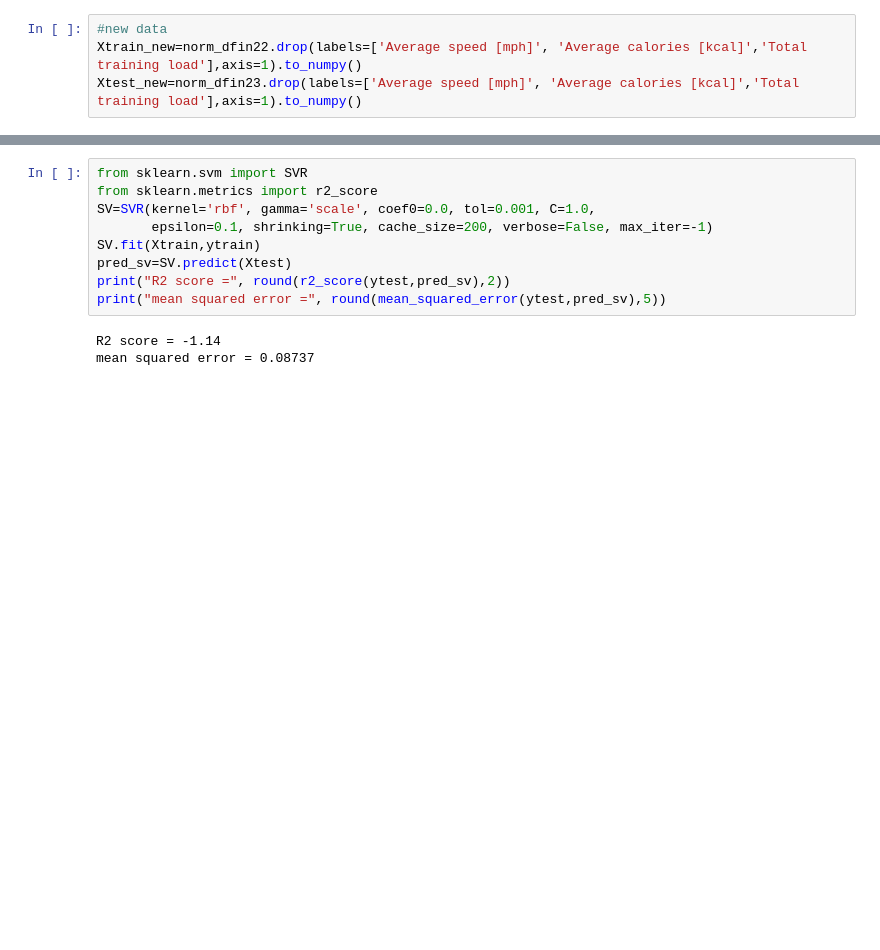
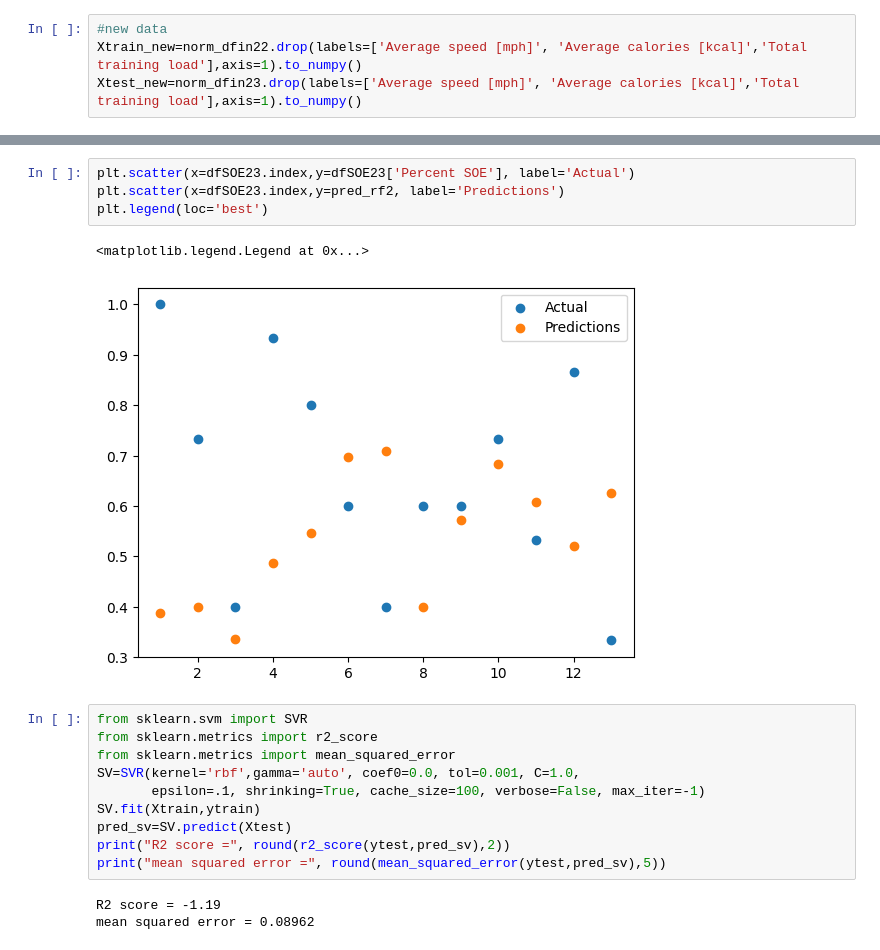
Before and after one commit to dboyko44/ML-Final-Project, a Jupyter notebook: ML_Final_Project_team.ipynb, the cells around one changed output, grey strips where cells are left out. Saved outputs shown, nothing was run; the diff lists cells and outputs as text; blank space fills up the shorter version.

```diff
--- a/ML_Final_Project_team.ipynb
+++ b/ML_Final_Project_team.ipynb
@@ -287,12 +425,20 @@ mean squared error = 0.08786
+# %%
+plt.scatter(x=dfSOE23.index,y=dfSOE23['Percent SOE'], label='Actual')
+plt.scatter(x=dfSOE23.index,y=pred_rf2, label='Predictions')
+plt.legend(loc='best')
+# %% [output]
+<matplotlib.legend.Legend at 0x...>
+[figure, added]
 # %%
 from sklearn.svm import SVR
 from sklearn.metrics import r2_score
-SV=SVR(kernel='rbf', gamma='scale', coef0=0.0, tol=0.001, C=1.0,
-       epsilon=0.1, shrinking=True, cache_size=200, verbose=False, max_iter=-1)
+from sklearn.metrics import mean_squared_error
+SV=SVR(kernel='rbf',gamma='auto', coef0=0.0, tol=0.001, C=1.0,
+       epsilon=.1, shrinking=True, cache_size=100, verbose=False, max_iter=-1)
 SV.fit(Xtrain,ytrain)
 pred_sv=SV.predict(Xtest)
 print("R2 score =", round(r2_score(ytest,pred_sv),2))
 print("mean squared error =", round(mean_squared_error(ytest,pred_sv),5))
 # %% [output]
-R2 score = -1.14
-mean squared error = 0.08737
+R2 score = -1.19
+mean squared error = 0.08962
```
Also changed, not shown: parts of 25 cells of this notebook.
